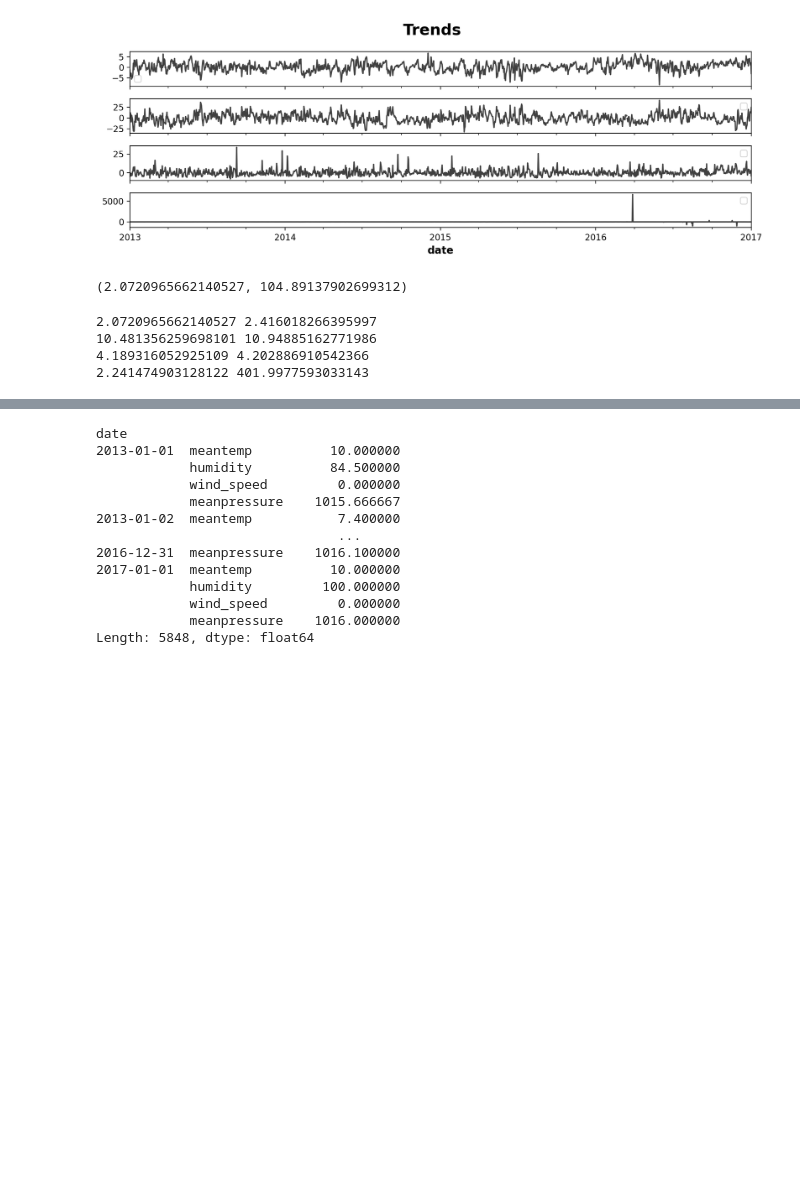
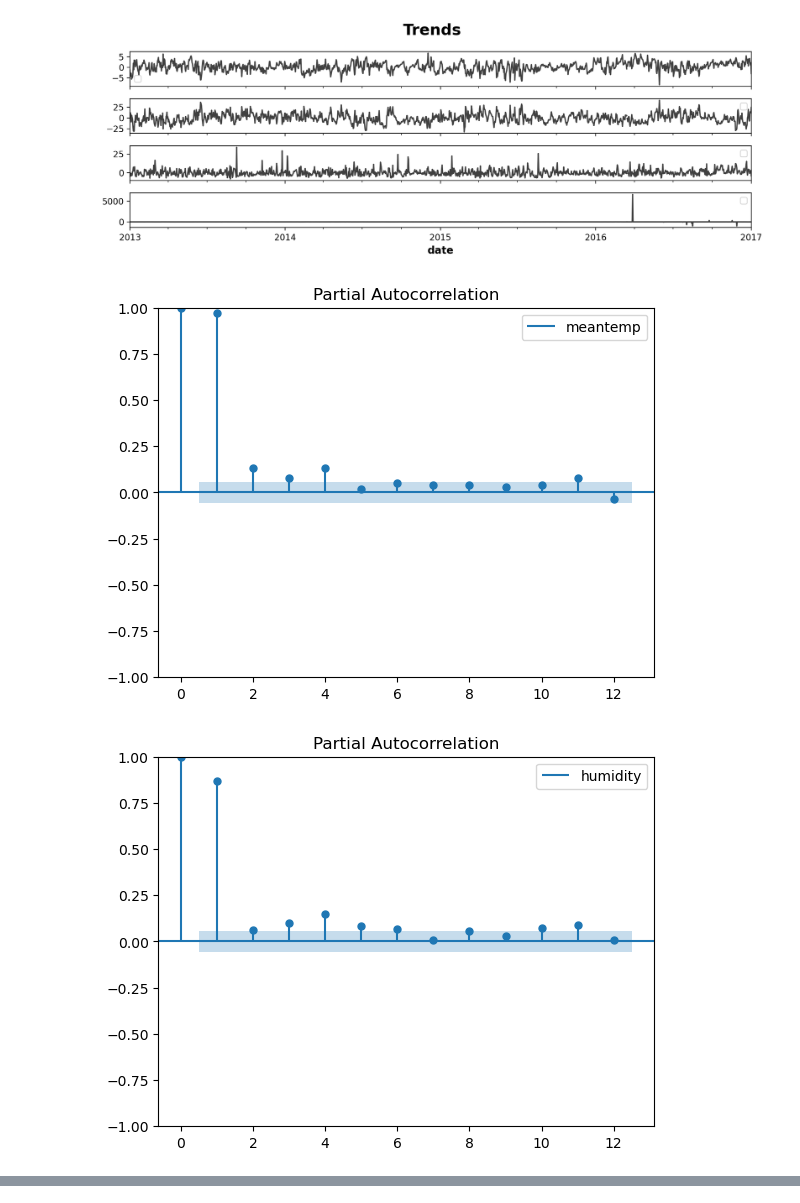
Before and after one commit to VisheshManav/FinalYearProject, a Jupyter notebook: Notebooks/notebook.ipynb, the cells around one changed output, grey strips where cells are left out. Saved outputs shown, nothing was run; the diff lists cells and outputs as text; code cells hidden in the pictures; blank space fills up the shorter version.

```diff
--- a/Notebooks/notebook.ipynb
+++ b/Notebooks/notebook.ipynb
@@ -308,13 +154,7 @@ y_pred = y_pred.unstack()
-# %%
-from sklearn.metrics import mean_squared_error
-mean_squared_error(y_train.meantemp, y_fit.meantemp, squared=False), mean_squared_error(y_test, y_pred, squared=False)
-# %% [output]
-(2.0720965662140527, 104.89137902699312)
-# %%
-for col in y.columns:
-    print(mean_squared_error(y_train[col], y_fit[col], squared=False), mean_squared_error(y_test[col], y_pred[col], squared=False))
-# %% [output]
-2.0720965662140527 2.416018266395997
-10.481356259698101 10.94885162771986
-4.189316052925109 4.202886910542366
-2.241474903128122 401.9977593033143
+# %%
+for col in y_train.columns:
+    plot_pacf(y_train[col], lags=12)
+    plt.legend([col])
+# %% [output]
+[figure, added]
+[figure, added]
@@ -371,21 +205,5 @@ dp = DeterministicProcess(
 X_1 = dp.in_sample()
 # %%
 X_2 = y.stack()
-# %%
-X_2
-# %% [output]
-date
-2013-01-01  meantemp          10.000000
-            humidity          84.500000
-            wind_speed         0.000000
-            meanpressure    1015.666667
-2013-01-02  meantemp           7.400000
-                               ...
-2016-12-31  meanpressure    1016.100000
-2017-01-01  meantemp          10.000000
-            humidity         100.000000
-            wind_speed         0.000000
-            meanpressure    1016.000000
-Length: 5848, dtype: float64
 # %%
 for col in y_train.columns:
```
Also changed, not shown: parts of 25 cells of this notebook.
